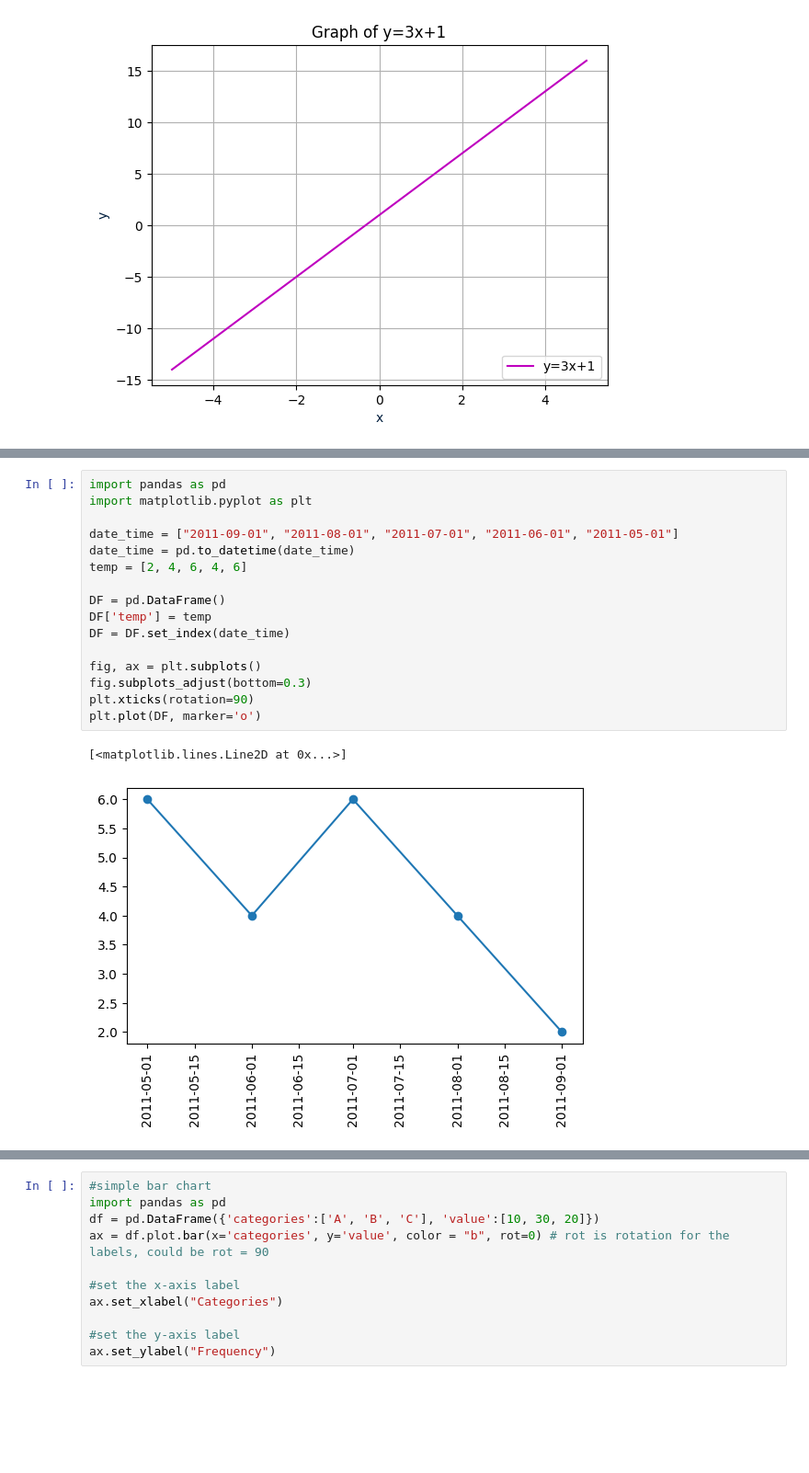
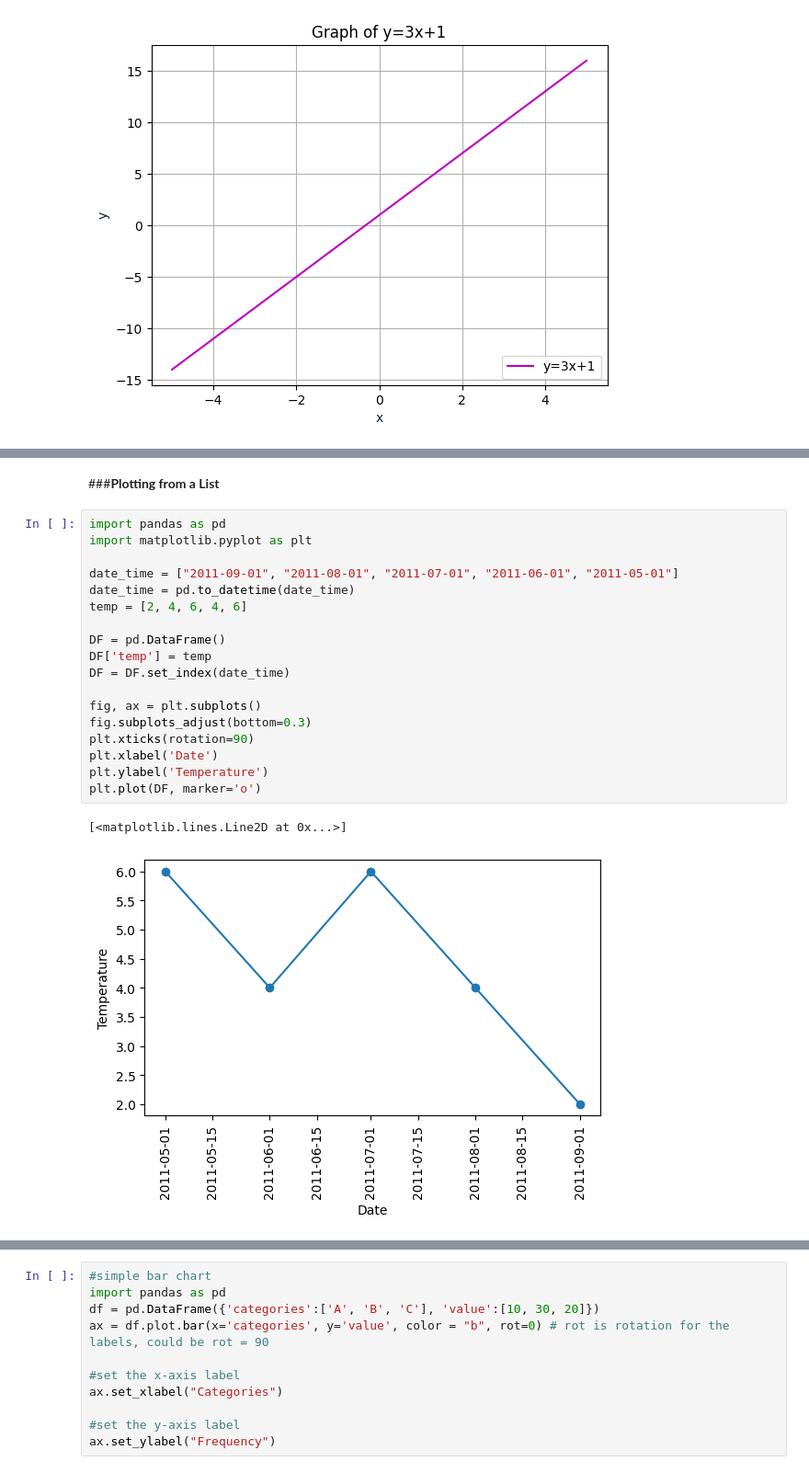
Before and after one commit to fosetorico/Data_Analytics, a Jupyter notebook: Graphs.ipynb, the cells around one changed output, grey strips where cells are left out. Shown at 92% size. Cells and saved outputs as stored; diff of their text form; blank space fills up the shorter version.

```diff
--- a/Graphs.ipynb
+++ b/Graphs.ipynb
@@ -195,25 +209,29 @@ df.plot(marker='o')
 # %% [output]
 <Axes: xlabel='Date'>
 [figure]
+# %% [markdown]
+###**Plotting from a List**
 # %%
 import pandas as pd
 import matplotlib.pyplot as plt
 
 date_time = ["2011-09-01", "2011-08-01", "2011-07-01", "2011-06-01", "2011-05-01"]
 date_time = pd.to_datetime(date_time)
 temp = [2, 4, 6, 4, 6]
 
 DF = pd.DataFrame()
 DF['temp'] = temp
 DF = DF.set_index(date_time)
 
 fig, ax = plt.subplots()
 fig.subplots_adjust(bottom=0.3)
 plt.xticks(rotation=90)
+plt.xlabel('Date')
+plt.ylabel('Temperature')
 plt.plot(DF, marker='o')
 # %% [output]
 [<matplotlib.lines.Line2D at 0x...>]
-[figure, old version]
+[figure, new version]
 # %%
 import pandas as pd
 import matplotlib.pyplot as plt
```
Also changed, not shown: parts of 38 cells of this notebook.
